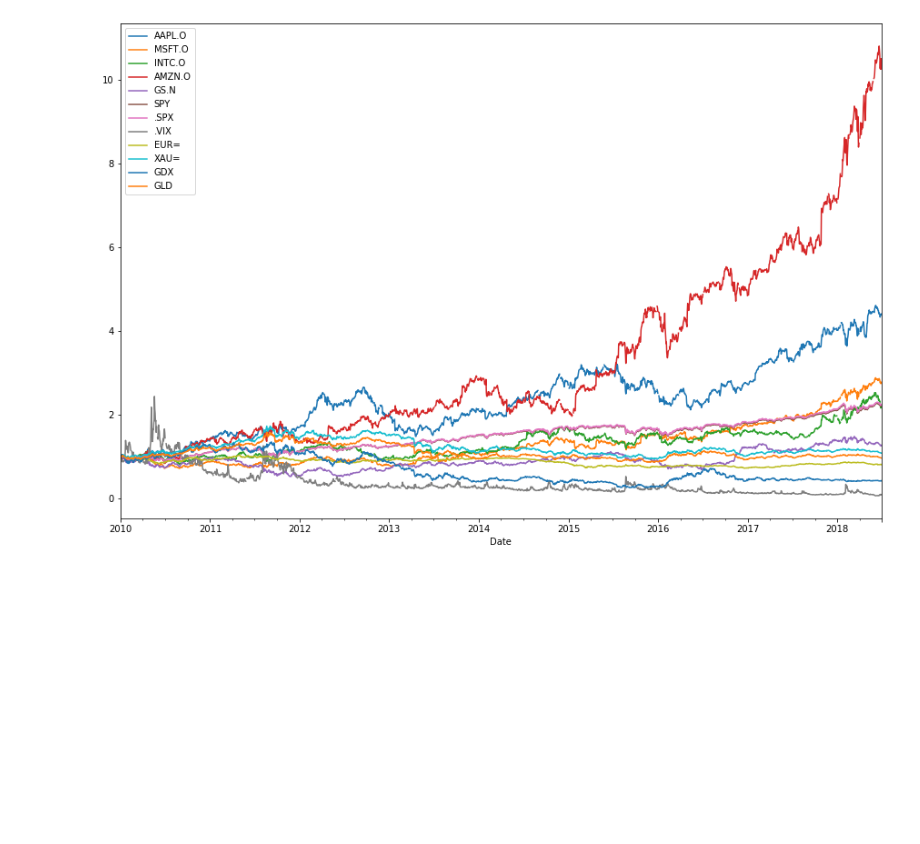
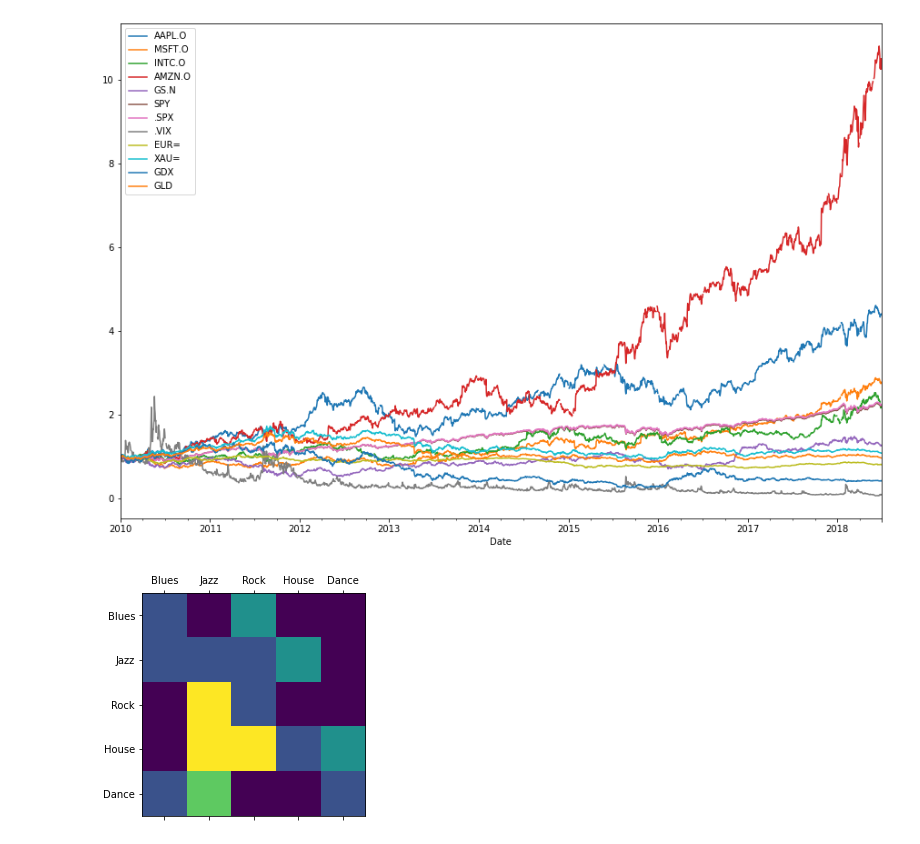
Before and after one commit to derinman/L_Python-Note, a Jupyter notebook: A02-12_Pandas Static Plot Visualization.ipynb, the cells around one changed output. Saved outputs shown, nothing was run; the diff lists cells and outputs as text; code cells hidden in the pictures; blank space fills up the shorter version.

```diff
--- a/A02-12_Pandas Static Plot Visualization.ipynb
+++ b/A02-12_Pandas Static Plot Visualization.ipynb
@@ -304,3 +304,28 @@ retsCumsum.apply(np.exp).plot(figsize=(15, 10), subplots=False)
 # %% [output]
 <matplotlib.axes._subplots.AxesSubplot at 0x...>
 [figure]
+# %%
+import matplotlib.pyplot as plt
+import numpy as np
+
+m = [
+[1,0,2,0,0],
+[1,1,1,2,0],
+[0,4,1,0,0],
+[0,4,4,1,2],
+[1,3,0,0,1],
+]
+
+plt.matshow(m)
+
+groups = ['Blues','Jazz','Rock','House','Dance']
+
+x_pos = np.arange(len(groups))
+plt.xticks(x_pos,groups)
+
+y_pos = np.arange(len(groups))
+plt.yticks(y_pos,groups)
+
+plt.show()
+# %% [output]
+[figure, added]
```
Also changed, not shown: parts of 6 cells of this notebook.
